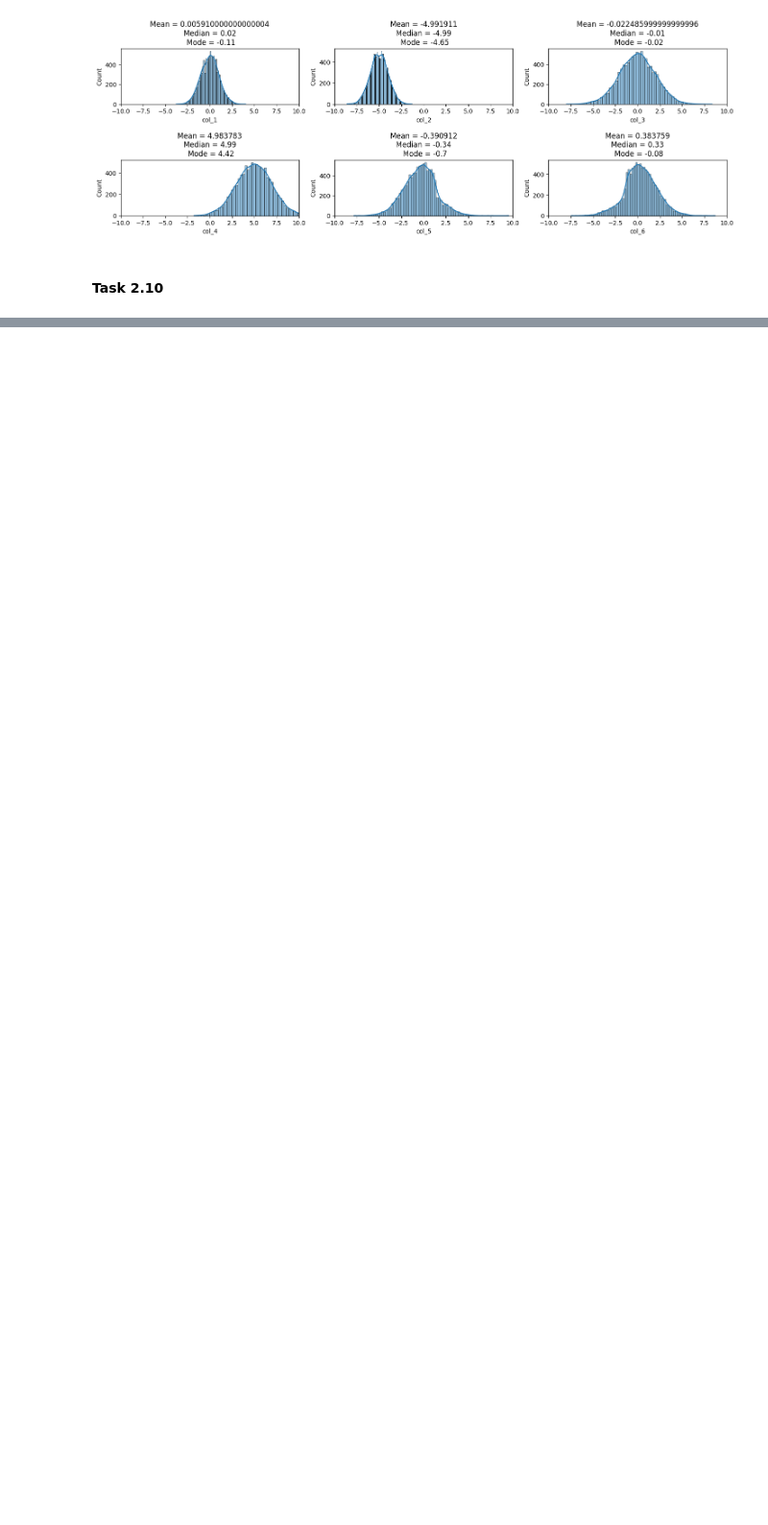
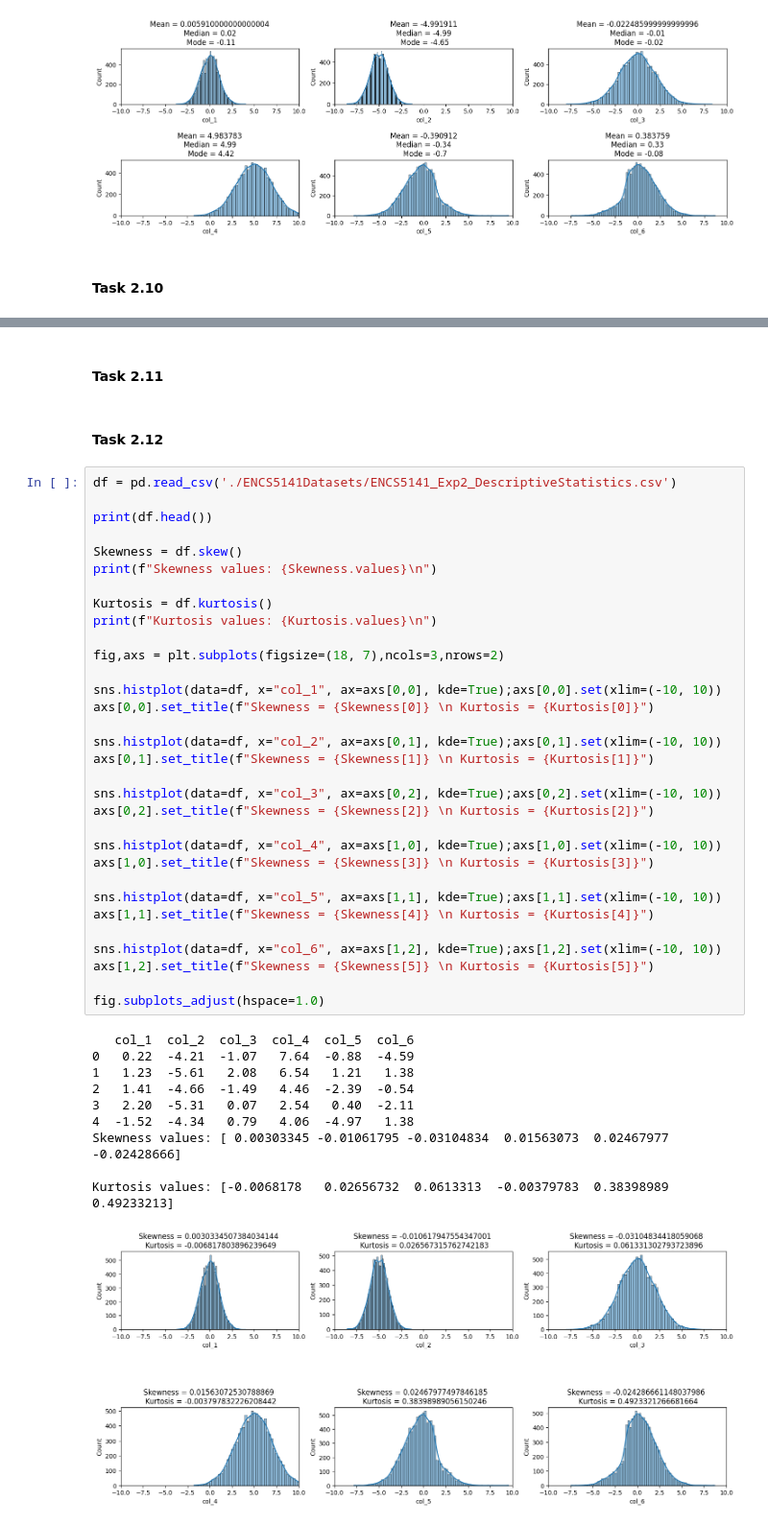
Before and after one commit to Mohammed-Abed-Alkareem/INTELLIGENT-SYSTEMS-LAB, a Jupyter notebook: Exp_2/exp_2.ipynb, the cells around one changed output, grey strips where cells are left out. Shown at 96% size. Drawn from its saved outputs; the diff is of its cells as text; blank space fills up the shorter version.

```diff
--- a/Exp_2/exp_2.ipynb
+++ b/Exp_2/exp_2.ipynb
@@ -460,0 +559,47 @@ fig.subplots_adjust(hspace=1)
+# %% [markdown]
+#### Task 2.11
+# %% [markdown]
+#### Task 2.12
+# %%
+df = pd.read_csv('./ENCS5141Datasets/ENCS5141_Exp2_DescriptiveStatistics.csv')
+
+print(df.head())
+
+Skewness = df.skew()
+print(f"Skewness values: {Skewness.values}\n")
+
+Kurtosis = df.kurtosis()
+print(f"Kurtosis values: {Kurtosis.values}\n")
+
+fig,axs = plt.subplots(figsize=(18, 7),ncols=3,nrows=2)
+
+sns.histplot(data=df, x="col_1", ax=axs[0,0], kde=True);axs[0,0].set(xlim=(-10, 10))
+axs[0,0].set_title(f"Skewness = {Skewness[0]} \n Kurtosis = {Kurtosis[0]}")
+
+sns.histplot(data=df, x="col_2", ax=axs[0,1], kde=True);axs[0,1].set(xlim=(-10, 10))
+axs[0,1].set_title(f"Skewness = {Skewness[1]} \n Kurtosis = {Kurtosis[1]}")
+
+sns.histplot(data=df, x="col_3", ax=axs[0,2], kde=True);axs[0,2].set(xlim=(-10, 10))
+axs[0,2].set_title(f"Skewness = {Skewness[2]} \n Kurtosis = {Kurtosis[2]}")
+
+sns.histplot(data=df, x="col_4", ax=axs[1,0], kde=True);axs[1,0].set(xlim=(-10, 10))
+axs[1,0].set_title(f"Skewness = {Skewness[3]} \n Kurtosis = {Kurtosis[3]}")
+
+sns.histplot(data=df, x="col_5", ax=axs[1,1], kde=True);axs[1,1].set(xlim=(-10, 10))
+axs[1,1].set_title(f"Skewness = {Skewness[4]} \n Kurtosis = {Kurtosis[4]}")
+
+sns.histplot(data=df, x="col_6", ax=axs[1,2], kde=True);axs[1,2].set(xlim=(-10, 10))
+axs[1,2].set_title(f"Skewness = {Skewness[5]} \n Kurtosis = {Kurtosis[5]}")
+
+fig.subplots_adjust(hspace=1.0)
+# %% [output]
+   col_1  col_2  col_3  col_4  col_5  col_6
+0   0.22  -4.21  -1.07   7.64  -0.88  -4.59
+1   1.23  -5.61   2.08   6.54   1.21   1.38
+2   1.41  -4.66  -1.49   4.46  -2.39  -0.54
+3   2.20  -5.31   0.07   2.54   0.40  -2.11
+4  -1.52  -4.34   0.79   4.06  -4.97   1.38
+Skewness values: [ 0.00303345 -0.01061795 -0.03104834  0.01563073  0.02467977 -0.02428666]
+
+Kurtosis values: [-0.0068178   0.02656732  0.0613313  -0.00379783  0.38398989  0.49233213]
+[figure, added]
```
Also changed, not shown: parts of 16 cells of this notebook.
